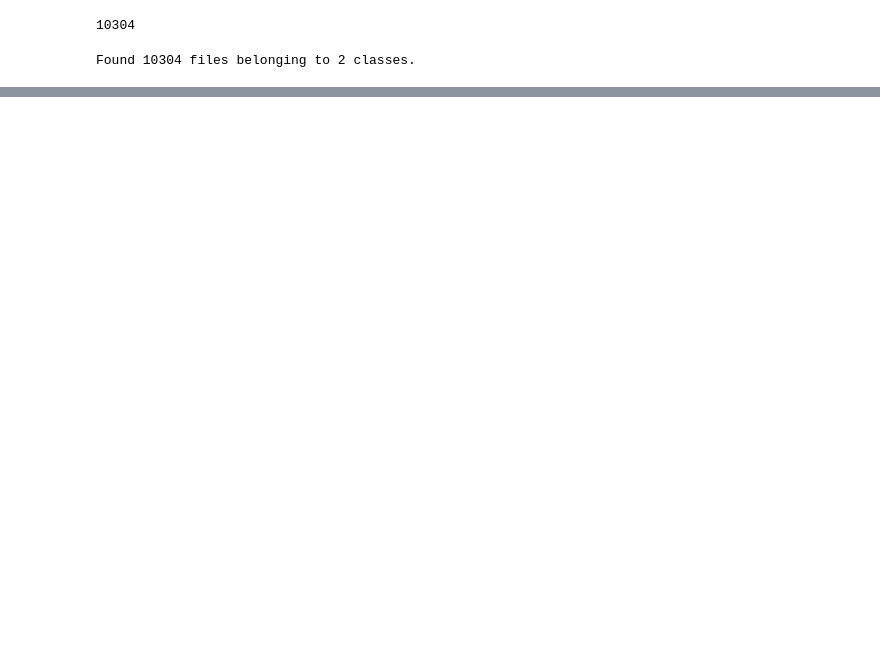
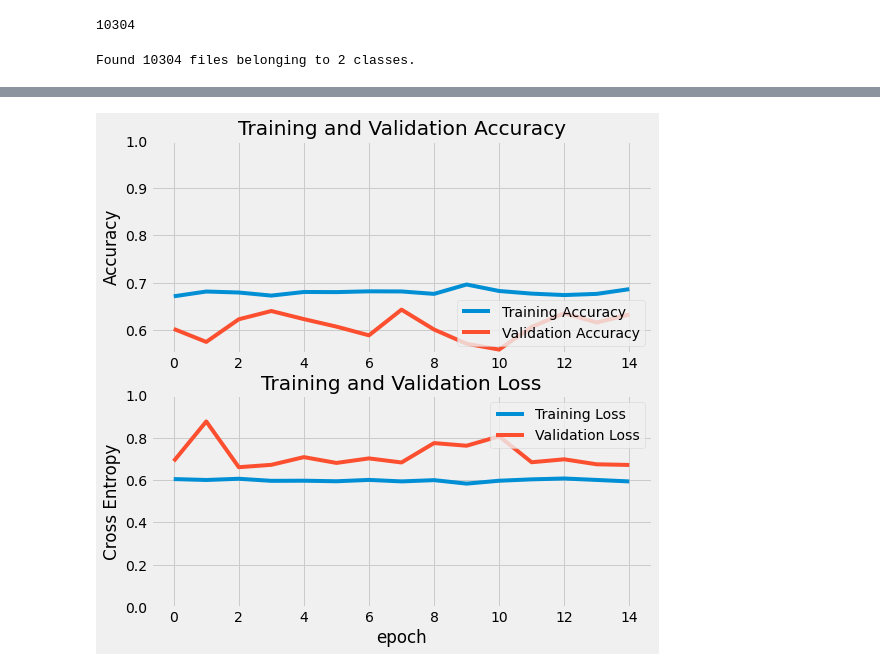
Before and after one commit to AleenaAlby/Diabetic-Retinopathy-detection, a Jupyter notebook: Models 2/DR_RESNET.ipynb, the cells around one changed output, grey strips where cells are left out. Cells and saved outputs as stored; diff of their text form; code cells hidden in the pictures; blank space fills up the shorter version.

```diff
--- a/Models 2/DR_RESNET.ipynb
+++ b/Models 2/DR_RESNET.ipynb
@@ -40,0 +154,20 @@ import numpy as np
+# %%
+model.compile(optimizer= 'adam',
+              loss=tf.keras.losses.SparseCategoricalCrossentropy(from_logits=True),
+              metrics=['accuracy'])
+# %%
+from tensorflow.keras.callbacks import ModelCheckpoint,EarlyStopping
+
+path = 'best_model_res.hdf5'
+checkpoint = ModelCheckpoint(path, monitor='val_accuracy', verbose = 1, save_best_only = True, mode='max')
+es = EarlyStopping(monitor='val_accuracy', patience=7)
+
+callback_list = [checkpoint,es]
+# %%
+epochs = 50
+history = model.fit(
+  train_ds,
+  validation_data=val_ds,
+  epochs=epochs,
+  callbacks=callback_list
+)
@@ -40,0 +200,29 @@ import numpy as np
+# %%
+plt.style.use('fivethirtyeight')
+
+acc = history.history['accuracy']
+val_acc = history.history['val_accuracy']
+
+loss = history.history['loss']
+val_loss = history.history['val_loss']
+
+plt.figure(figsize=(8, 8))
+plt.subplot(2, 1, 1)
+plt.plot(acc, label='Training Accuracy')
+plt.plot(val_acc, label='Validation Accuracy')
+plt.legend(loc='lower right')
+plt.ylabel('Accuracy')
+plt.ylim([min(plt.ylim()),1])
+plt.title('Training and Validation Accuracy')
+
+plt.subplot(2, 1, 2)
+plt.plot(loss, label='Training Loss')
+plt.plot(val_loss, label='Validation Loss')
+plt.legend(loc='upper right')
+plt.ylabel('Cross Entropy')
+plt.ylim([0,1.0])
+plt.title('Training and Validation Loss')
+plt.xlabel('epoch')
+plt.show()
+# %% [output]
+[figure, added]
```
Also changed, not shown: parts of 47 cells of this notebook, 8 other files.
